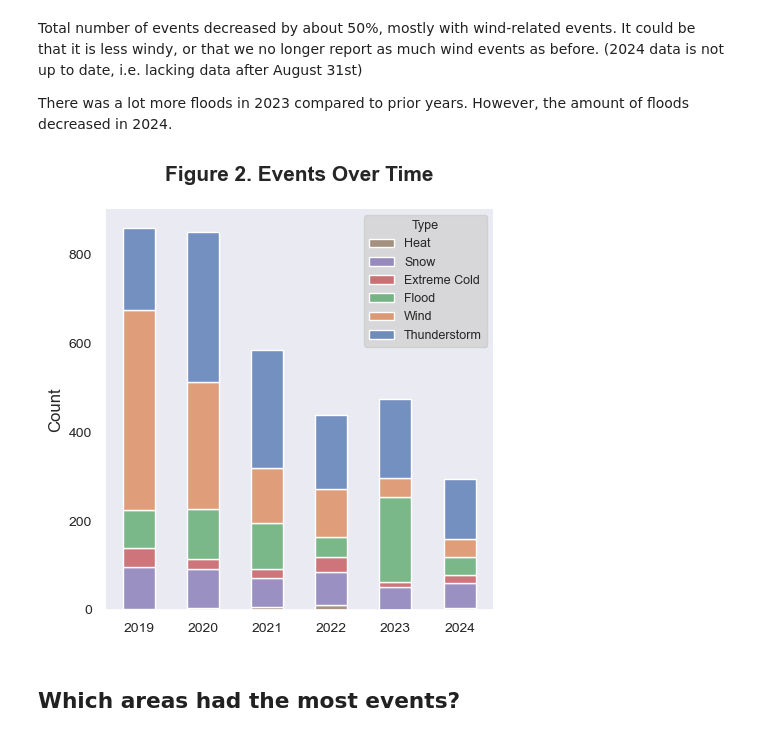
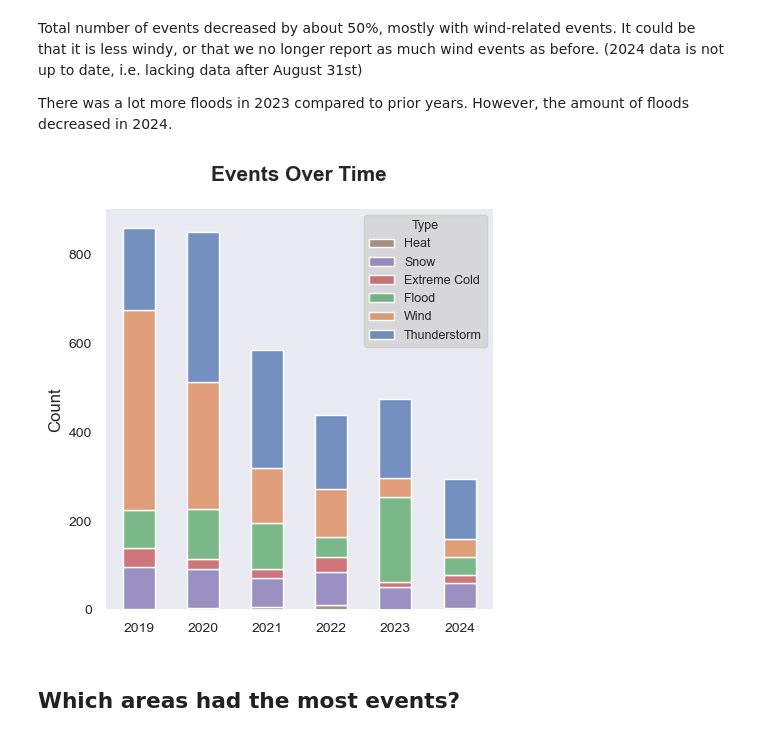
Before and after one commit to Hoale2908/MA_Weather, a Jupyter notebook: massachusetts_heavy_snow_analysis.ipynb, the cells around one changed output. Saved outputs shown, nothing was run; the diff lists cells and outputs as text; code cells hidden in the pictures.

```diff
--- a/massachusetts_heavy_snow_analysis.ipynb
+++ b/massachusetts_heavy_snow_analysis.ipynb
@@ -124,15 +124,15 @@ There was a lot more floods in 2023 compared to prior years. However, the amount
 # %%
 sns.displot(x=df['year'], discrete=True, shrink=.5, hue=df['event_group'], multiple='stack', legend=False, hue_order=order)
 plt.ylabel('Count', fontsize=12)
 plt.xlabel('')
 plt.yticks(fontsize=10)
 plt.xticks(fontsize=10)
 plt.legend(title='Type', loc='upper right', fontsize=9, title_fontsize=9, facecolor='lightgrey',
            labels=['Heat', 'Snow', 'Extreme Cold', 'Flood', 'Wind', 'Thunderstorm'])
-plt.title('Figure 2. Events Over Time', pad=20, fontdict={'fontsize': 15, 'fontweight': 'bold'})
+plt.title('Events Over Time', pad=20, fontdict={'fontsize': 15, 'fontweight': 'bold'})
 plt.show()
 # %% [output]
-[figure, old version]
+[figure, new version]
 # %% [markdown]
 ## Which areas had the most events?
 # %% [markdown]
```
Also changed, not shown: parts of 11 cells of this notebook, 2 other files.
